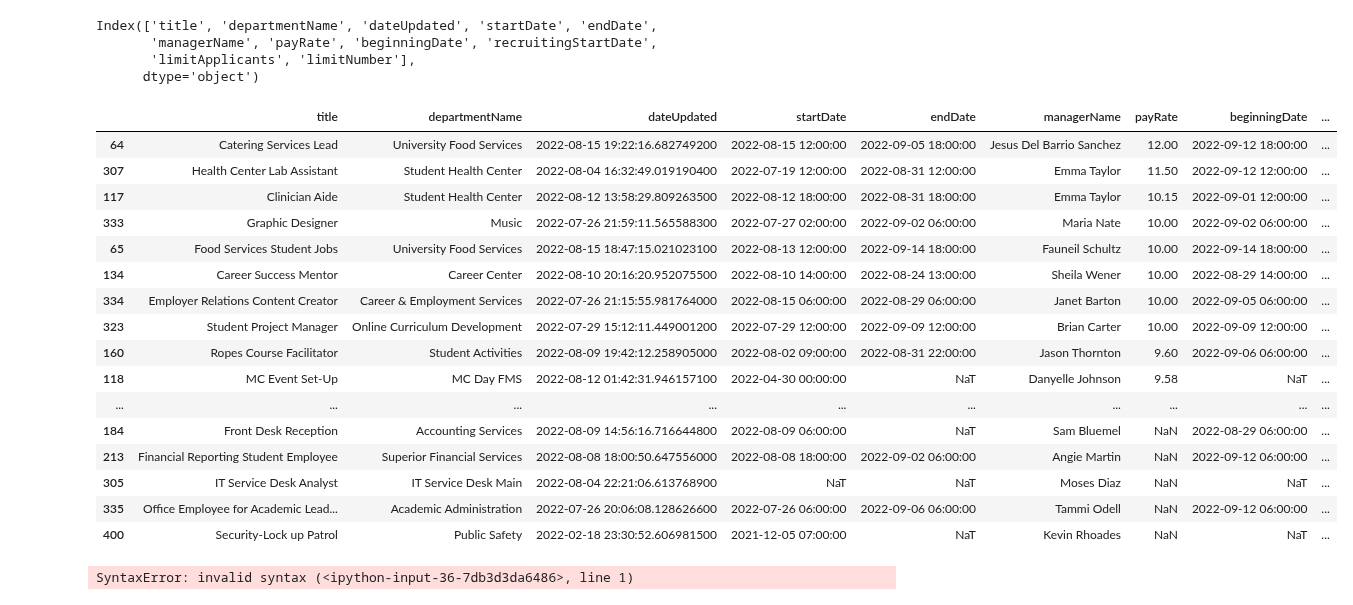
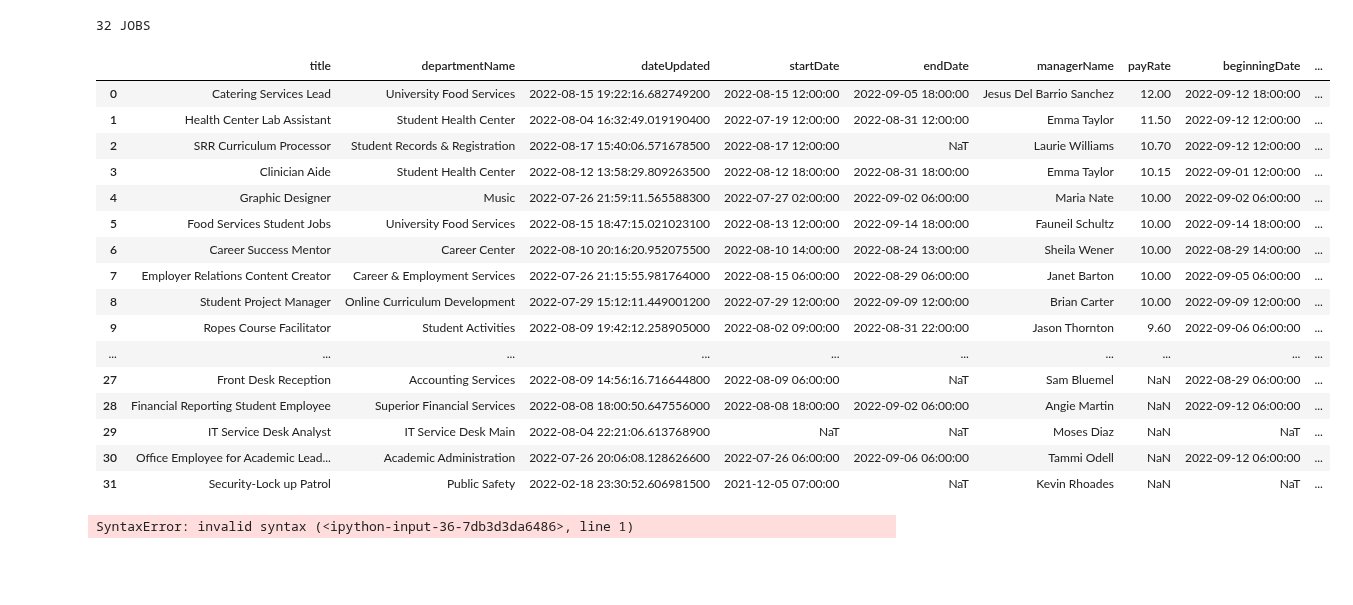
Before and after one commit to pedrosanhueza/Web-Scrape, a Jupyter notebook: BYU-Idaho Job Board/Job_board - Code/API-call-JobBoard.ipynb, the cells around one changed output. Cells and saved outputs as stored; diff of their text form; code cells hidden in the pictures; blank space fills up the shorter version.

```diff
--- a/BYU-Idaho Job Board/Job_board - Code/API-call-JobBoard.ipynb
+++ b/BYU-Idaho Job Board/Job_board - Code/API-call-JobBoard.ipynb
@@ -61,34 +63,35 @@ columns_to_drop = [
     'jobMajors' # not relevant
     ]
 data_jobs.drop(columns_to_drop, axis=1, inplace=True)
-# %%
-data_jobs.columns
-# %% [output]
-Index(['title', 'departmentName', 'dateUpdated', 'startDate', 'endDate',
-       'managerName', 'payRate', 'beginningDate', 'recruitingStartDate',
-       'limitApplicants', 'limitNumber'],
-      dtype='object')
 # %%
+# JOBS FILTERED. NOT ONLINE, NOR CUSTODIAN, AND NOR TA.
+
 remove = ['Online','Custodian','TA']
-data_jobs[~data_jobs["title"].str.contains('|'.join(remove))].sort_values('payRate',ascending=False)
+
+data_filtered = data_jobs[~data_jobs["title"].str.contains('|'.join(remove))].sort_values('payRate',ascending=False).reset_index().drop('index',axis=1)
+
+print(f'{data_filtered.shape[0]} JOBS')
+
+data_filtered
 # %% [output]
+32 JOBS
 |  | title | departmentName | dateUpdated | startDate | endDate | managerName | payRate | beginningDate | ... |
-| 64 | Catering Services Lead | University Food Services | 2022-08-15 19:22:16.682749200 | 2022-08-15 12:00:00 | 2022-09-05 18:00:00 | Jesus Del Barrio Sanchez | 12.00 | 2022-09-12 18:00:00 | ... |
-| 307 | Health Center Lab Assistant | Student Health Center | 2022-08-04 16:32:49.019190400 | 2022-07-19 12:00:00 | 2022-08-31 12:00:00 | Emma Taylor | 11.50 | 2022-09-12 12:00:00 | ... |
-| 117 | Clinician Aide | Student Health Center | 2022-08-12 13:58:29.809263500 | 2022-08-12 18:00:00 | 2022-08-31 18:00:00 | Emma Taylor | 10.15 | 2022-09-01 12:00:00 | ... |
-| 333 | Graphic Designer | Music | 2022-07-26 21:59:11.565588300 | 2022-07-27 02:00:00 | 2022-09-02 06:00:00 | Maria Nate | 10.00 | 2022-09-02 06:00:00 | ... |
-| 65 | Food Services Student Jobs | University Food Services | 2022-08-15 18:47:15.021023100 | 2022-08-13 12:00:00 | 2022-09-14 18:00:00 | Fauneil Schultz | 10.00 | 2022-09-14 18:00:00 | ... |
-| 134 | Career Success Mentor | Career Center | 2022-08-10 20:16:20.952075500 | 2022-08-10 14:00:00 | 2022-08-24 13:00:00 | Sheila Wener | 10.00 | 2022-08-29 14:00:00 | ... |
-| 334 | Employer Relations Content Creator | Career & Employment Services | 2022-07-26 21:15:55.981764000 | 2022-08-15 06:00:00 | 2022-08-29 06:00:00 | Janet Barton | 10.00 | 2022-09-05 06:00:00 | ... |
-| 323 | Student Project Manager | Online Curriculum Development | 2022-07-29 15:12:11.449001200 | 2022-07-29 12:00:00 | 2022-09-09 12:00:00 | Brian Carter | 10.00 | 2022-09-09 12:00:00 | ... |
-| 160 | Ropes Course Facilitator | Student Activities | 2022-08-09 19:42:12.258905000 | 2022-08-02 09:00:00 | 2022-08-31 22:00:00 | Jason Thornton | 9.60 | 2022-09-06 06:00:00 | ... |
-| 118 | MC Event Set-Up | MC Day FMS | 2022-08-12 01:42:31.946157100 | 2022-04-30 00:00:00 | NaT | Danyelle Johnson | 9.58 | NaT | ... |
+| 0 | Catering Services Lead | University Food Services | 2022-08-15 19:22:16.682749200 | 2022-08-15 12:00:00 | 2022-09-05 18:00:00 | Jesus Del Barrio Sanchez | 12.00 | 2022-09-12 18:00:00 | ... |
+| 1 | Health Center Lab Assistant | Student Health Center | 2022-08-04 16:32:49.019190400 | 2022-07-19 12:00:00 | 2022-08-31 12:00:00 | Emma Taylor | 11.50 | 2022-09-12 12:00:00 | ... |
+| 2 | SRR Curriculum Processor | Student Records & Registration | 2022-08-17 15:40:06.571678500 | 2022-08-17 12:00:00 | NaT | Laurie Williams | 10.70 | 2022-09-12 12:00:00 | ... |
+| 3 | Clinician Aide | Student Health Center | 2022-08-12 13:58:29.809263500 | 2022-08-12 18:00:00 | 2022-08-31 18:00:00 | Emma Taylor | 10.15 | 2022-09-01 12:00:00 | ... |
+| 4 | Graphic Designer | Music | 2022-07-26 21:59:11.565588300 | 2022-07-27 02:00:00 | 2022-09-02 06:00:00 | Maria Nate | 10.00 | 2022-09-02 06:00:00 | ... |
+| 5 | Food Services Student Jobs | University Food Services | 2022-08-15 18:47:15.021023100 | 2022-08-13 12:00:00 | 2022-09-14 18:00:00 | Fauneil Schultz | 10.00 | 2022-09-14 18:00:00 | ... |
+| 6 | Career Success Mentor | Career Center | 2022-08-10 20:16:20.952075500 | 2022-08-10 14:00:00 | 2022-08-24 13:00:00 | Sheila Wener | 10.00 | 2022-08-29 14:00:00 | ... |
+| 7 | Employer Relations Content Creator | Career & Employment Services | 2022-07-26 21:15:55.981764000 | 2022-08-15 06:00:00 | 2022-08-29 06:00:00 | Janet Barton | 10.00 | 2022-09-05 06:00:00 | ... |
+| 8 | Student Project Manager | Online Curriculum Development | 2022-07-29 15:12:11.449001200 | 2022-07-29 12:00:00 | 2022-09-09 12:00:00 | Brian Carter | 10.00 | 2022-09-09 12:00:00 | ... |
+| 9 | Ropes Course Facilitator | Student Activities | 2022-08-09 19:42:12.258905000 | 2022-08-02 09:00:00 | 2022-08-31 22:00:00 | Jason Thornton | 9.60 | 2022-09-06 06:00:00 | ... |
 | ... | ... | ... | ... | ... | ... | ... | ... | ... | ... |
-| 184 | Front Desk Reception | Accounting Services | 2022-08-09 14:56:16.716644800 | 2022-08-09 06:00:00 | NaT | Sam Bluemel | NaN | 2022-08-29 06:00:00 | ... |
-| 213 | Financial Reporting Student Employee | Superior Financial Services | 2022-08-08 18:00:50.647556000 | 2022-08-08 18:00:00 | 2022-09-02 06:00:00 | Angie Martin | NaN | 2022-09-12 06:00:00 | ... |
-| 305 | IT Service Desk Analyst | IT Service Desk Main | 2022-08-04 22:21:06.613768900 | NaT | NaT | Moses Diaz | NaN | NaT | ... |
-| 335 | Office Employee for Academic Lead... | Academic Administration | 2022-07-26 20:06:08.128626600 | 2022-07-26 06:00:00 | 2022-09-06 06:00:00 | Tammi Odell | NaN | 2022-09-12 06:00:00 | ... |
-| 400 | Security-Lock up Patrol | Public Safety | 2022-02-18 23:30:52.606981500 | 2021-12-05 07:00:00 | NaT | Kevin Rhoades | NaN | NaT | ... |
+| 27 | Front Desk Reception | Accounting Services | 2022-08-09 14:56:16.716644800 | 2022-08-09 06:00:00 | NaT | Sam Bluemel | NaN | 2022-08-29 06:00:00 | ... |
+| 28 | Financial Reporting Student Employee | Superior Financial Services | 2022-08-08 18:00:50.647556000 | 2022-08-08 18:00:00 | 2022-09-02 06:00:00 | Angie Martin | NaN | 2022-09-12 06:00:00 | ... |
+| 29 | IT Service Desk Analyst | IT Service Desk Main | 2022-08-04 22:21:06.613768900 | NaT | NaT | Moses Diaz | NaN | NaT | ... |
+| 30 | Office Employee for Academic Lead... | Academic Administration | 2022-07-26 20:06:08.128626600 | 2022-07-26 06:00:00 | 2022-09-06 06:00:00 | Tammi Odell | NaN | 2022-09-12 06:00:00 | ... |
+| 31 | Security-Lock up Patrol | Public Safety | 2022-02-18 23:30:52.606981500 | 2021-12-05 07:00:00 | NaT | Kevin Rhoades | NaN | NaT | ... |
 # %%
 a = '' OR ''#'
 # %% [output]
```
Also changed, not shown: parts of 1 cell of this notebook, 3 other files.
